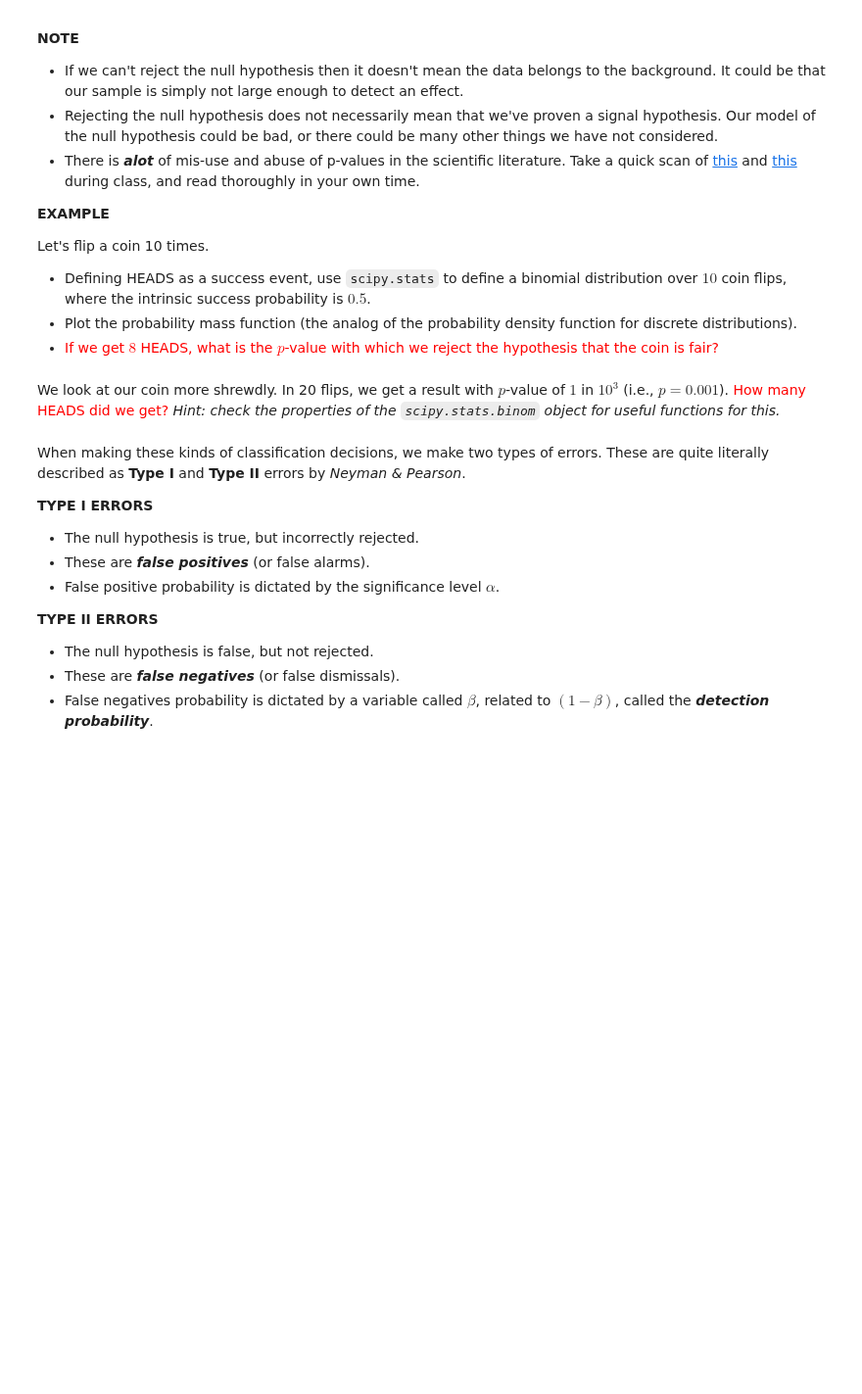
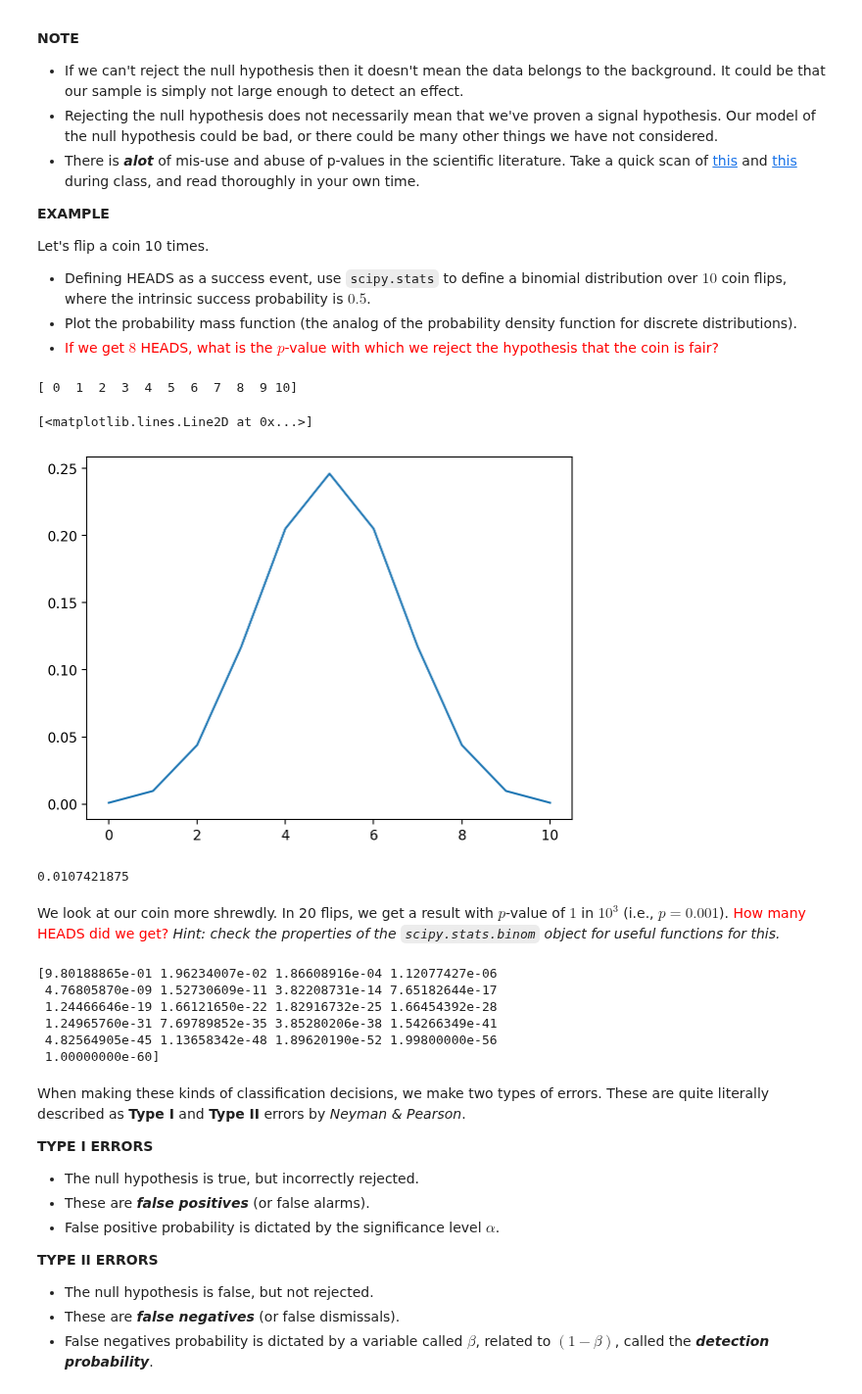
Before and after one commit to VanderbiltAstronomy/astr_8070_s25, a Jupyter notebook: lectures/Lecture_7.ipynb, the cells around one changed output. Shown at 98% size. Cells and saved outputs as stored; diff of their text form; code cells hidden in the pictures; blank space fills up the shorter version.

```diff
--- a/lectures/Lecture_7.ipynb
+++ b/lectures/Lecture_7.ipynb
@@ -79,7 +78,36 @@ from astroML import stats as astroMLstats
+# %%
+# Write your code to plot the binomial distribution in here.
+n = 10  # Number of coin flips
+p = 0.5  # Probability of heads
+k = np.arange(0, n + 1)
+print(k)
+probs = binom.pmf(k, n, p)
+plt.plot(k,probs)
+# %% [output]
+[ 0  1  2  3  4  5  6  7  8  9 10]
+[<matplotlib.lines.Line2D at 0x...>]
+[figure, added]
 # %%
 # Write your code to compute the p-value of 8 heads in here.
+k8 = np.arange(0, 9)
+prob8H= np.sum(binom.pmf(k, n, p)) - np.sum(binom.pmf(k8, n, p))
+print(prob8H)
+# %% [output]
+0.0107421875
 # %% [markdown]
 We look at our coin more shrewdly. In 20 flips, we get a result with $p$-value of $1$ in $10^3$ (i.e., $p = 0.001$). <font color='red'>How many HEADS did we get?</font> *Hint: check the properties of the `scipy.stats.binom` object for useful functions for this.*
+# %%
+pVal = 10**-3
+n=20
+k = np.arange(0, n + 1)
+head= (binom.pmf(k, n, pVal))
+# %% [output]
+[9.80188865e-01 1.96234007e-02 1.86608916e-04 1.12077427e-06
+ 4.76805870e-09 1.52730609e-11 3.82208731e-14 7.65182644e-17
+ 1.24466646e-19 1.66121650e-22 1.82916732e-25 1.66454392e-28
+ 1.24965760e-31 7.69789852e-35 3.85280206e-38 1.54266349e-41
+ 4.82564905e-45 1.13658342e-48 1.89620190e-52 1.99800000e-56
+ 1.00000000e-60]
 # %% [markdown]
 When making these kinds of classification decisions, we make two types of errors. These are quite literally described as **Type I** and **Type II** errors by *Neyman & Pearson*.
 
```
Also changed, not shown: parts of 4 cells of this notebook, 3 other files.
